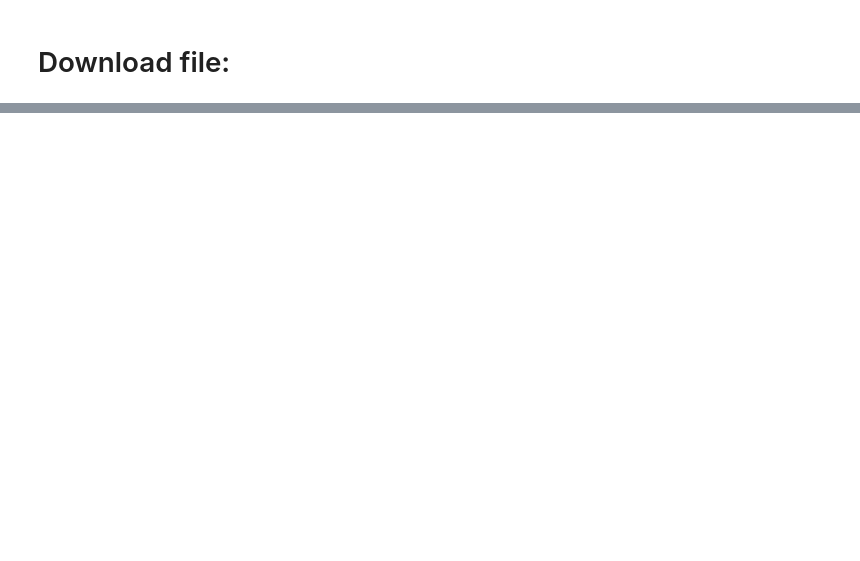
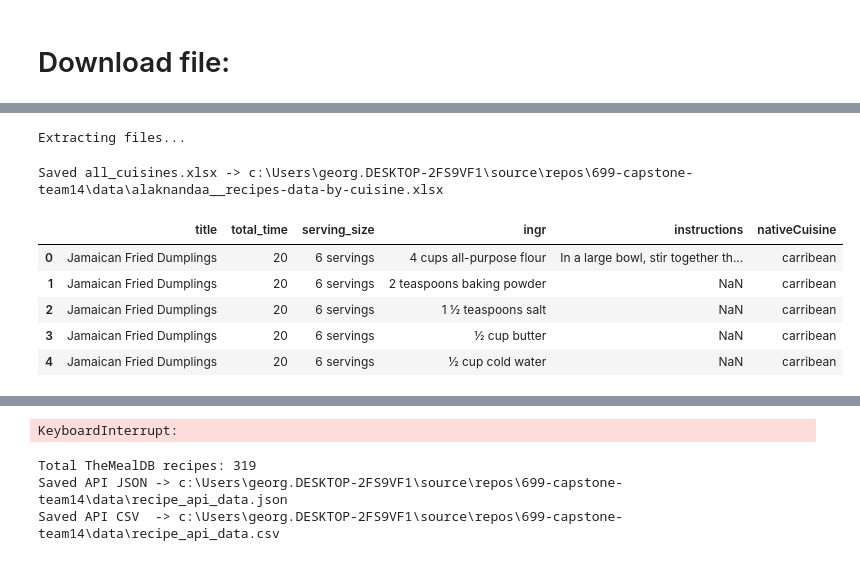
Before and after one commit to LP88888/699-capstone-team14, a Jupyter notebook: notebooks/download.ipynb, the cells around one changed output, grey strips where cells are left out. Cells and saved outputs as stored; diff of their text form; code cells hidden in the pictures; blank space fills up the shorter version.

```diff
--- a/notebooks/download.ipynb
+++ b/notebooks/download.ipynb
@@ -29,34 +17,16 @@ import pandas as pd
 # %%
+DATA_DIR = os.path.abspath("../data")
+os.makedirs(DATA_DIR, exist_ok=True)
 
-# Reset method: remove the entire downloaded recipe-dataset-over-2m directory to redownload from scratch
-def reset_kagglehub_dataset(dataset_name):
-    import shutil, os
-    cache_dir = os.path.expanduser("~/.cache/kagglehub/datasets")
-    dataset_dir = os.path.join(cache_dir, dataset_name.replace('/', os.sep))
-    if os.path.exists(dataset_dir):
-        shutil.rmtree(dataset_dir)
-        print(f"Removed dataset directory: {dataset_dir}")
-    else:
-        print(f"Dataset directory not found: {dataset_dir}")
+# Choose the upstream API you want to use ("spoonacular" or "themealdb")
+API = os.getenv("RECIPE_API", "themealdb").strip().lower()
 
-# Download and move a file from Kaggle dataset to a target path, with option to reset cache first
-def download_and_move_kaggle_file(file_path, kaggle_dataset, kaggle_filename="recipes_data.csv", replace=True):
-    import kagglehub, os, shutil
-    # If replace is True, reset KaggleHub cache for this dataset
-    if replace:
-        reset_kagglehub_dataset(kaggle_dataset)
-    # Download dataset
-    kaggle_dir = kagglehub.dataset_download(kaggle_dataset)
-    print(f"Downloaded dataset to: {kaggle_dir}")
-    os.makedirs(os.path.dirname(file_path), exist_ok=True)
-    src_file = os.path.join(kaggle_dir, kaggle_filename)
-    if not os.path.exists(src_file):
-        print(f"{kaggle_filename} not found in {kaggle_dir}.")
-        return False
-    if os.path.exists(file_path):
-        os.remove(file_path)
-        print(f"Existing file {file_path} removed.")
-    shutil.move(src_file, file_path)
-    print(f"Moved {kaggle_filename} to {file_path}.")
-    return True
+SPOONACULAR_API_KEY = os.getenv("SPOONACULAR_API_KEY")  # put in .env
+CUISINES = [
+    "African","Asian","American","British","Cajun","Caribbean","Chinese",
+    "Eastern European","European","French","German","Greek","Indian","Irish",
+    "Italian","Japanese","Jewish","Korean","Latin American","Mediterranean",
+    "Mexican","Middle Eastern","Nordic","Southern","Spanish","Thai","Vietnamese"
+]
+MEALDB_FIRST_LETTERS = list("abcdefghijklmnopqrstuvwxyz")
 # %%
@@ -92,0 +113,3 @@ PermissionError: [WinError 32] The process cannot access the file because it is
+# %%
+kaggle_frames = download_kaggle_sources()
+# %% [output]
@@ -92,0 +118,8 @@ PermissionError: [WinError 32] The process cannot access the file because it is
+Extracting files...
+Saved all_cuisines.xlsx -> c:\Users\georg.DESKTOP-2FS9VF1\source\repos\699-capstone-team14\data\alaknandaa__recipes-data-by-cuisine.xlsx
+|  | title | total_time | serving_size | ingr | instructions | nativeCuisine |
+| 0 | Jamaican Fried Dumplings | 20 | 6 servings | 4 cups all-purpose flour | In a large bowl, stir together th... | carribean |
+| 1 | Jamaican Fried Dumplings | 20 | 6 servings | 2 teaspoons baking powder | NaN | carribean |
+| 2 | Jamaican Fried Dumplings | 20 | 6 servings | 1 ½ teaspoons salt | NaN | carribean |
+| 3 | Jamaican Fried Dumplings | 20 | 6 servings | ½ cup butter | NaN | carribean |
+| 4 | Jamaican Fried Dumplings | 20 | 6 servings | ½ cup cold water | NaN | carribean |
@@ -92,0 +128 @@ PermissionError: [WinError 32] The process cannot access the file because it is
+KeyboardInterrupt:
@@ -92,0 +229,18 @@ PermissionError: [WinError 32] The process cannot access the file because it is
+# %%
+# Run: API pull
+api_recipes = fetch_upstream_recipes()
+
+#  Save API results
+api_json_path = os.path.join(DATA_DIR, "recipe_api_data.json")
+api_csv_path = os.path.join(DATA_DIR, "recipe_api_data.csv")
+
+with open(api_json_path, "w") as f:
+    json.dump(api_recipes, f)
+
+pd.DataFrame(api_recipes).to_csv(api_csv_path, index=False)
+print(f"Saved API JSON -> {api_json_path}")
+print(f"Saved API CSV  -> {api_csv_path}")
+# %% [output]
+Total TheMealDB recipes: 319
+Saved API JSON -> c:\Users\georg.DESKTOP-2FS9VF1\source\repos\699-capstone-team14\data\recipe_api_data.json
+Saved API CSV  -> c:\Users\georg.DESKTOP-2FS9VF1\source\repos\699-capstone-team14\data\recipe_api_data.csv
```
Also changed, not shown: parts of 7 cells of this notebook, 2 other files.
